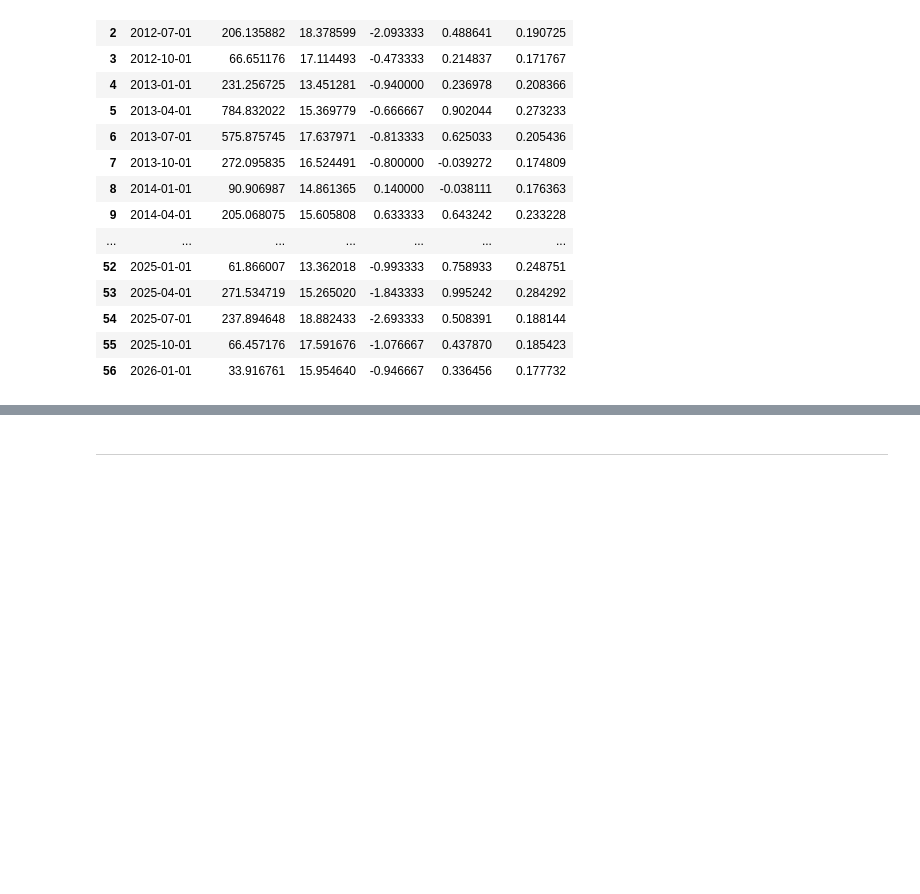
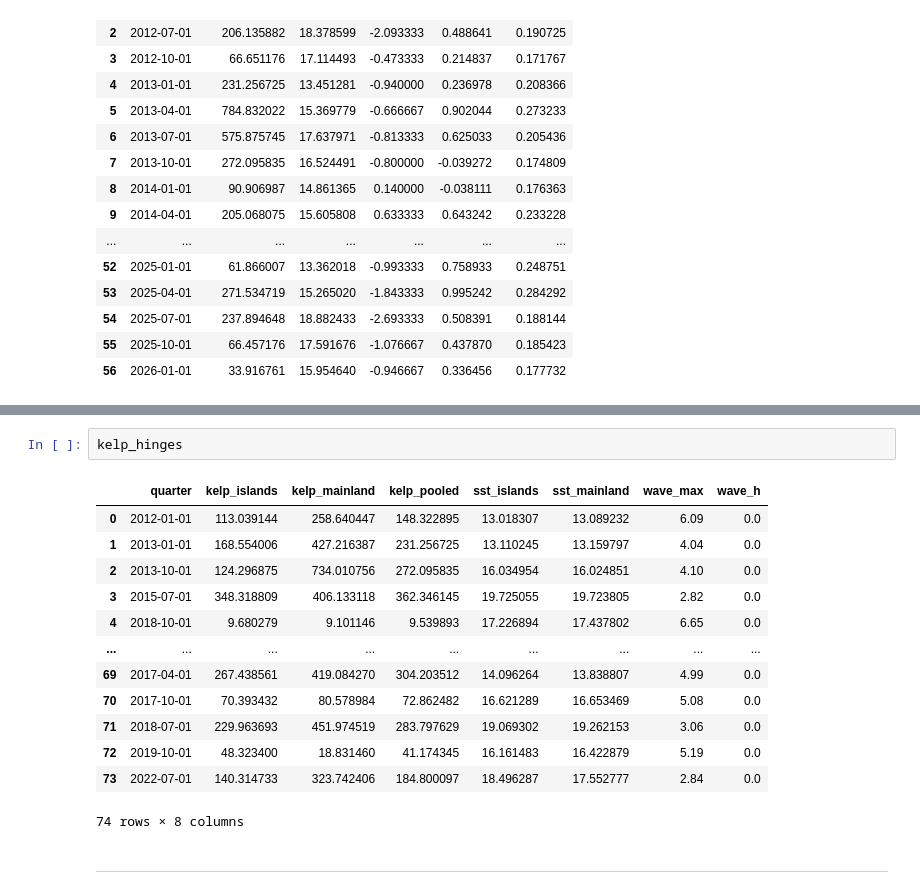
Before and after one commit to EmmaBucket/398_ocean, a Jupyter notebook: Analysis/kelp_model.ipynb, the cells around one changed output, grey strips where cells are left out. Drawn from its saved outputs; the diff is of its cells as text; blank space fills up the shorter version.

```diff
--- a/Analysis/kelp_model.ipynb
+++ b/Analysis/kelp_model.ipynb
@@ -73,3 +91,19 @@ light_model
+# %%
+kelp_hinges
+# %% [output]
+|  | quarter | kelp_islands | kelp_mainland | kelp_pooled | sst_islands | sst_mainland | wave_max | wave_h |
+| 0 | 2012-01-01 | 113.039144 | 258.640447 | 148.322895 | 13.018307 | 13.089232 | 6.09 | 0.0 |
+| 1 | 2013-01-01 | 168.554006 | 427.216387 | 231.256725 | 13.110245 | 13.159797 | 4.04 | 0.0 |
+| 2 | 2013-10-01 | 124.296875 | 734.010756 | 272.095835 | 16.034954 | 16.024851 | 4.10 | 0.0 |
+| 3 | 2015-07-01 | 348.318809 | 406.133118 | 362.346145 | 19.725055 | 19.723805 | 2.82 | 0.0 |
+| 4 | 2018-10-01 | 9.680279 | 9.101146 | 9.539893 | 17.226894 | 17.437802 | 6.65 | 0.0 |
+| ... | ... | ... | ... | ... | ... | ... | ... | ... |
+| 69 | 2017-04-01 | 267.438561 | 419.084270 | 304.203512 | 14.096264 | 13.838807 | 4.99 | 0.0 |
+| 70 | 2017-10-01 | 70.393432 | 80.578984 | 72.862482 | 16.621289 | 16.653469 | 5.08 | 0.0 |
+| 71 | 2018-07-01 | 229.963693 | 451.974519 | 283.797629 | 19.069302 | 19.262153 | 3.06 | 0.0 |
+| 72 | 2019-10-01 | 48.323400 | 18.831460 | 41.174345 | 16.161483 | 16.422879 | 5.19 | 0.0 |
+| 73 | 2022-07-01 | 140.314733 | 323.742406 | 184.800097 | 18.496287 | 17.552777 | 2.84 | 0.0 |
+74 rows × 8 columns
 # %% [markdown]
 ---
 # %% [markdown]
```
Also changed, not shown: parts of 47 cells of this notebook.
